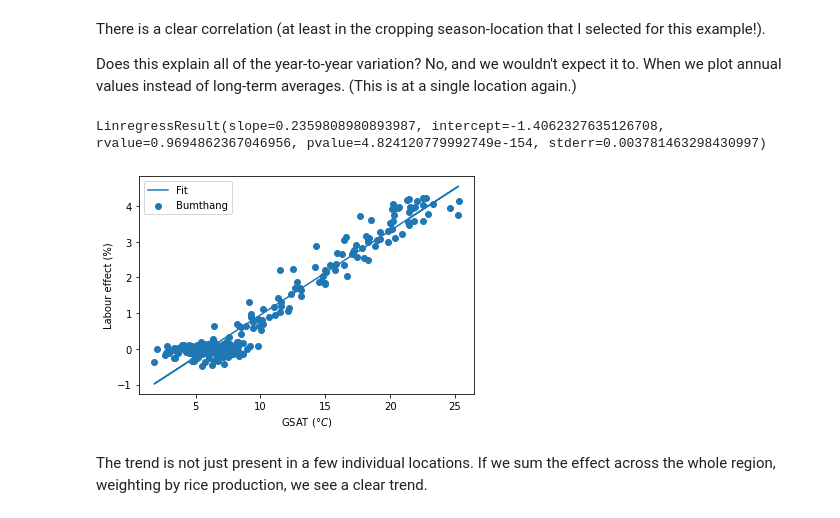
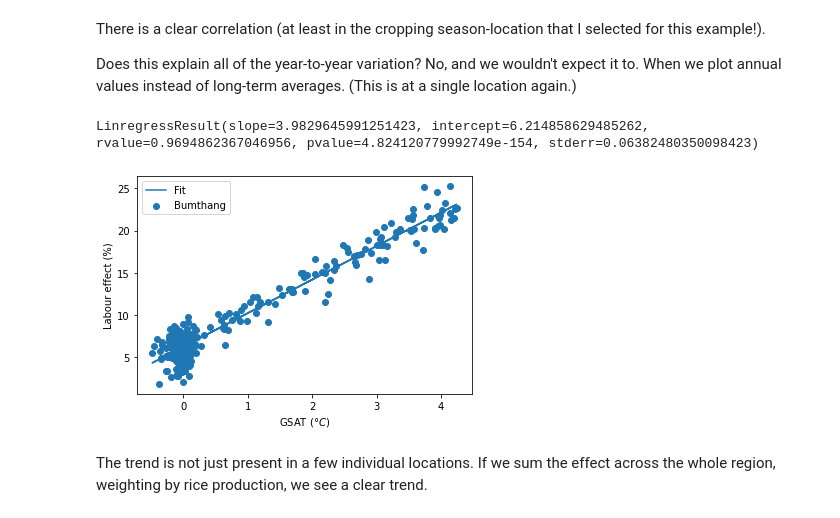
Before and after one commit to C-H-Simpson/HarvestOccupationalHeat, a Jupyter notebook: notebooks/reduced_example.ipynb, the cells around one changed output. Drawn from its saved outputs; the diff is of its cells as text; code cells hidden in the pictures.

```diff
--- a/notebooks/reduced_example.ipynb
+++ b/notebooks/reduced_example.ipynb
@@ -618,18 +474,18 @@ Does this explain all of the year-to-year variation? No, and we wouldn't expect
 When we plot annual values instead of long-term averages. (This is at a single location again.)
 # %%
 # This is a somewhat slow cell, as computation is triggered.
-x = ds_locations_seasons_annual.sel(seasonid=1).isel(HASC=0)["labour_sahu_444"]
-y = gsat_change
+x = gsat_change
+y = ds_locations_seasons_annual.sel(seasonid=1).isel(HASC=0)["labour_sahu_444"]
 plt.scatter(x, y, label=ra.iloc[1].SUB_REGION)
 lr = stats.linregress(x, y)
 plt.plot(x, x * lr.slope + lr.intercept, label="Fit")
 plt.xlabel("GSAT ($\degree C$)")
 plt.ylabel("Labour effect (%)")
 plt.legend(loc="best")
 print(lr)
 # %% [output]
-LinregressResult(slope=0.2359808980893987, intercept=-1.4062327635126708, rvalue=0.9694862367046956, pvalue=4.824120779992749e-154, stderr=0.003781463298430997)
+LinregressResult(slope=3.9829645991251423, intercept=6.214858629485262, rvalue=0.9694862367046956, pvalue=4.824120779992749e-154, stderr=0.06382480350098423)
-[figure, old version]
+[figure, new version]
 # %% [markdown]
 The trend is not just present in a few individual locations.
 If we sum the effect across the whole region, weighting by rice production, we see a clear trend.
```
Also changed, not shown: parts of 13 cells of this notebook.
